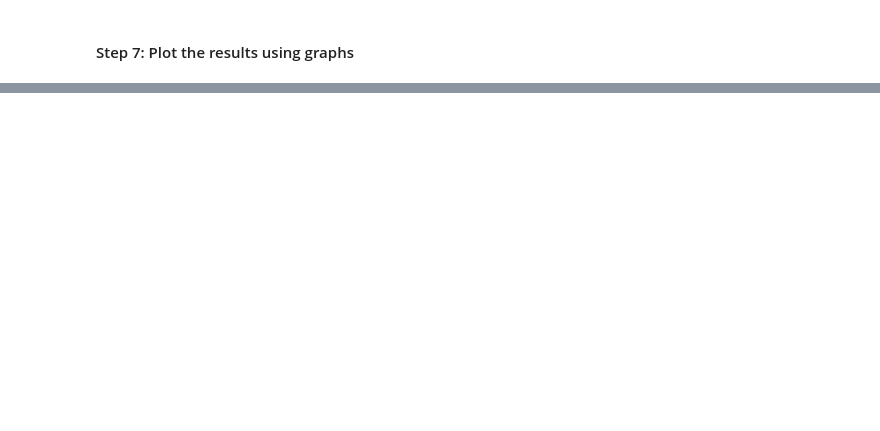
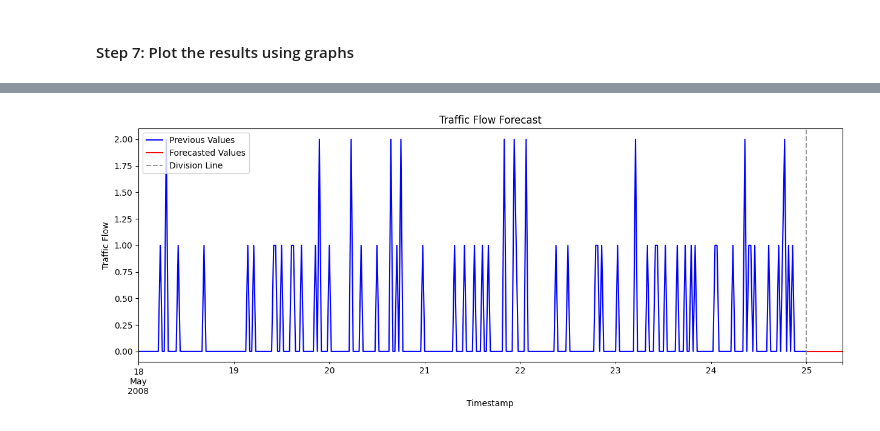
Before and after one commit to stratoskar/Traffic_Flow_Prediction, a Jupyter notebook: Python_Code/Notebook4.ipynb, the cells around one changed output, grey strips where cells are left out. Cells and saved outputs as stored; diff of their text form; code cells hidden in the pictures; blank space fills up the shorter version.

```diff
--- a/Python_Code/Notebook4.ipynb
+++ b/Python_Code/Notebook4.ipynb
@@ -437,0 +522,5 @@ plot_actual_predicted(899)
+# %%
+# plot actual and predicted values  of traffic flow in path number 42
+plot_actual_predicted(42)
+# %% [output]
+[figure, added]
```
Also changed, not shown: parts of 33 cells of this notebook.
